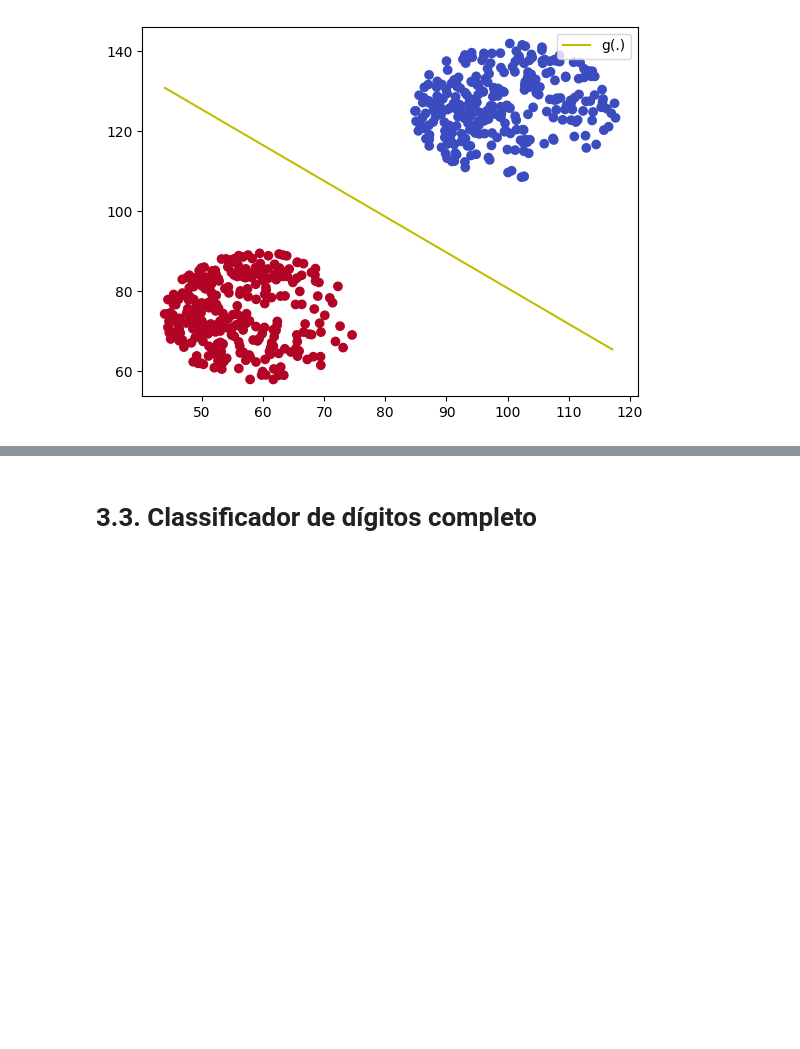
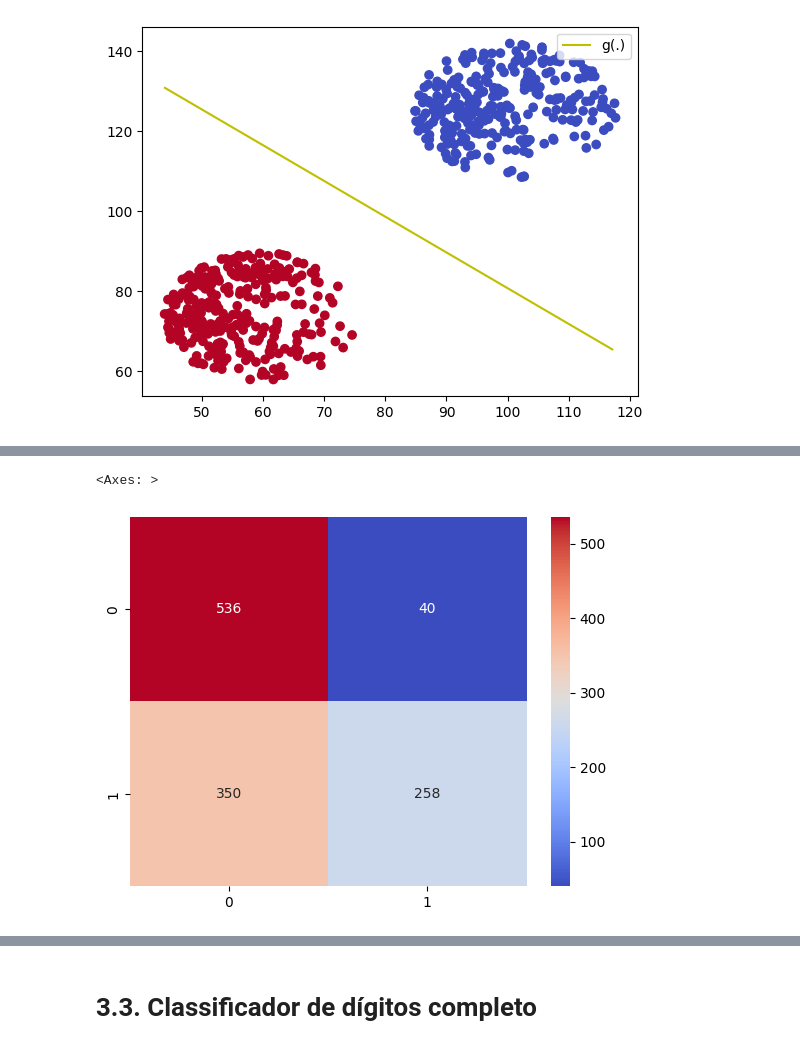
Before and after one commit to mariabandeira/Reconhecimento-de-Digitos, a Jupyter notebook: MiniProjeto_ML.ipynb, the cells around one changed output, grey strips where cells are left out. Drawn from its saved outputs; the diff is of its cells as text; code cells hidden in the pictures; blank space fills up the shorter version.

```diff
--- a/MiniProjeto_ML.ipynb
+++ b/MiniProjeto_ML.ipynb
@@ -296,0 +358,18 @@ plt.show()
+# %%
+#Computando o erro dentro da amostra (Ein)
+N_in = len(train1x5)
+eIn = 0
+for i in range(N_in):
+    if(y_pred[i] != train1x5['label'][i]):
+        eIn += 1
+eIn /= N_in
+print("Ein = " + str(eIn))
+
+#Computando o erro dentro da amostra (Eout)
+N_out = len(test1x5)
+eOut = 0
+for i in range(N_out):
+    if(pred_test[i] != test1x5['label'][i]):
+        eOut += 1
+eOut /= N_out
+print("Eout = " + str(eOut))
@@ -529,5 +774,4 @@ class LogisticRegression_:
 # %%
-LR = LogisticRegression_()
+LR = LogisticRegressionJ_(0.1, 1000)
 LR.fit(X_train1x5, y_train1x5)
 pred_logistic = LR.predict_prob(X_train1x5)
-pred_logistic
@@ -536,0 +778,2 @@ array([0.78353483, 0.66885115, 0.73258941, ..., 0.21449646, 0.25632801,
+# %%
+digits_logistic_train = LR.predict(X_train1x5)
@@ -580,0 +896,6 @@ plt.legend(loc='upper right')
+# %%
+cm_train = confusion_matrix(y_train1x5.tolist(), digits_logistic_train)
+sns.heatmap(cm_train, annot=True, fmt='d', cmap='coolwarm')
+# %% [output]
+<Axes: >
+[figure, added]
```
Also changed, not shown: parts of 67 cells of this notebook, 2 other files.
